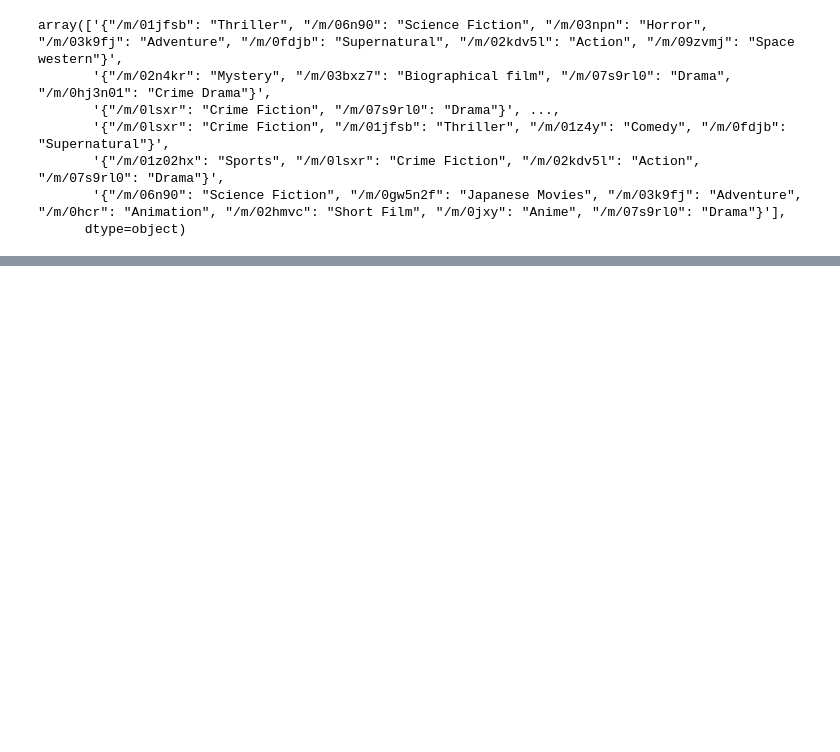
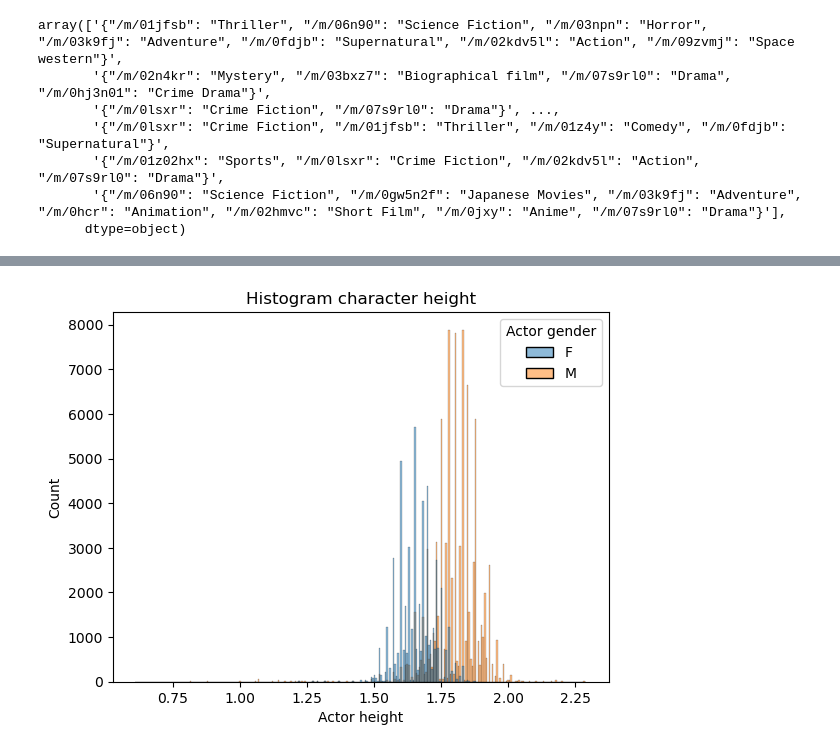
Before and after one commit to epfl-ada/ada-2023-project-lovelace, a Jupyter notebook: Code/first_analysis_jennifer.ipynb, the cells around one changed output, grey strips where cells are left out. Saved outputs shown, nothing was run; the diff lists cells and outputs as text; code cells hidden in the pictures; blank space fills up the shorter version.

```diff
--- a/Code/first_analysis_jennifer.ipynb
+++ b/Code/first_analysis_jennifer.ipynb
@@ -110,0 +163,8 @@ array(['{"/m/01jfsb": "Thriller", "/m/06n90": "Science Fiction", "/m/03npn": "Ho
+# %%
+character.query("`Actor height` > 0.5 and `Actor height` < 2.3", inplace=True)
+
+sns.histplot(data = character, x = 'Actor height', hue = 'Actor gender')
+plt.title('Histogram character height')
+plt.show()
+# %% [output]
+[figure, added]
```
Also changed, not shown: parts of 11 cells of this notebook.
